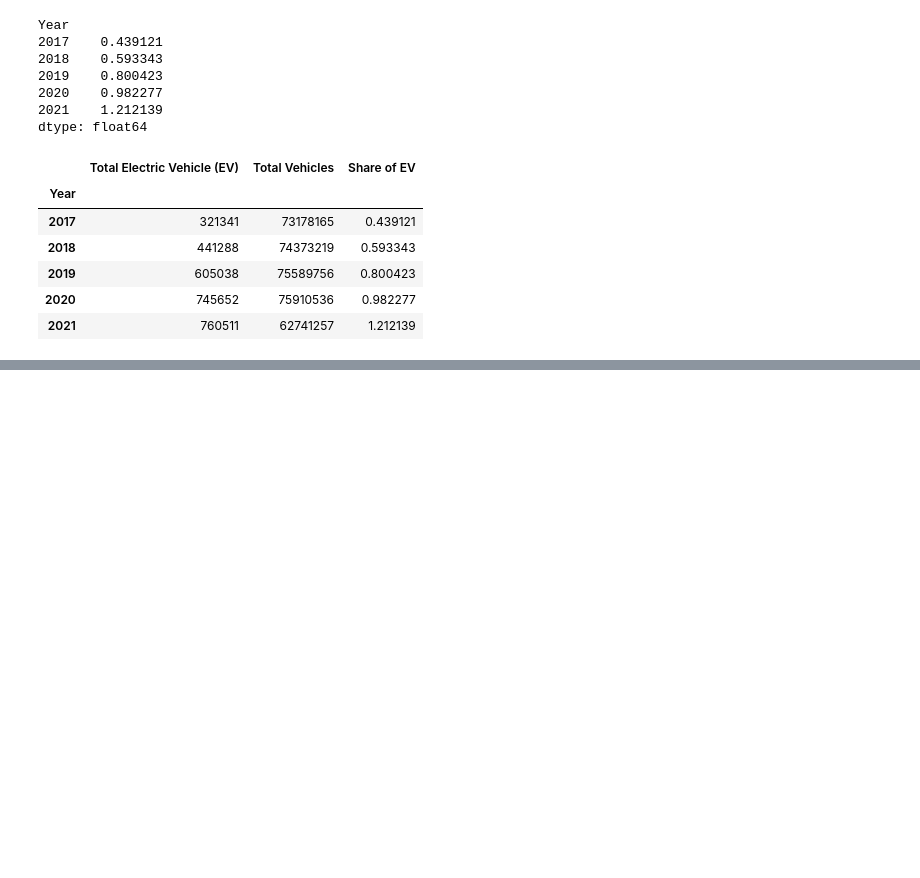
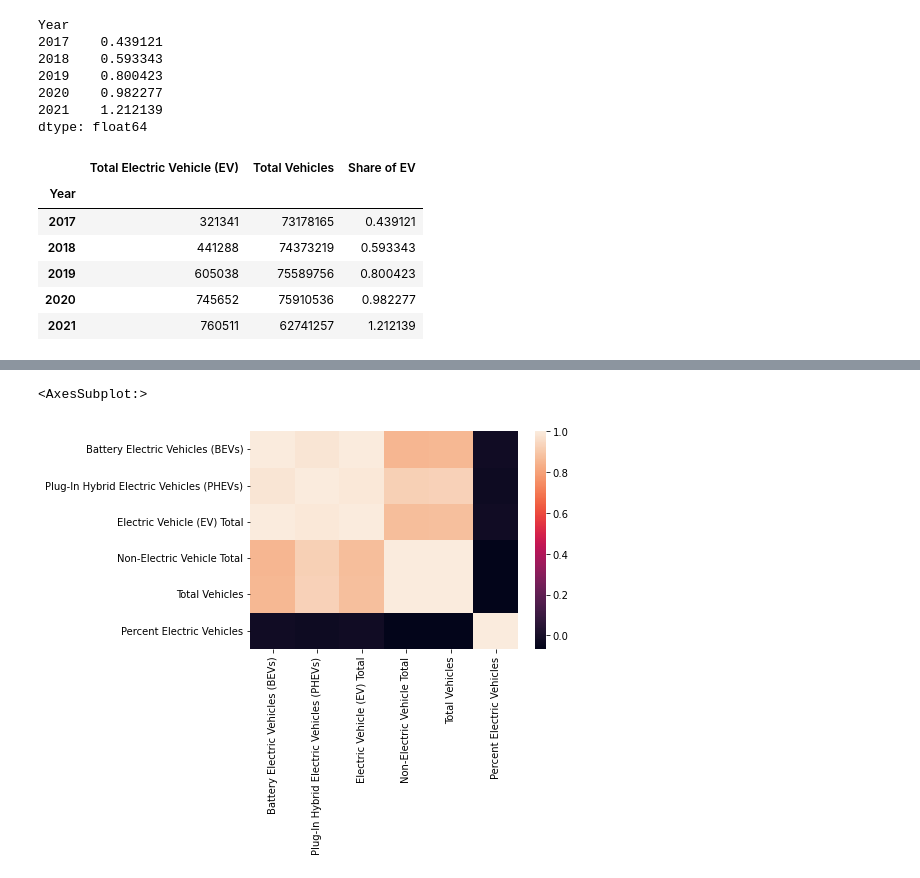
Before and after one commit to hayyyleywin/project-1, a Jupyter notebook: Hay/EV_adoption_overtime.ipynb, the cells around one changed output, grey strips where cells are left out. Drawn from its saved outputs; the diff is of its cells as text; code cells hidden in the pictures; blank space fills up the shorter version.

```diff
--- a/Hay/EV_adoption_overtime.ipynb
+++ b/Hay/EV_adoption_overtime.ipynb
@@ -128,0 +145,5 @@ yearly_data
+# %%
+sns.heatmap(clean_full_data.corr())
+# %% [output]
+<AxesSubplot:>
+[figure, added]
```
Also changed, not shown: parts of 4 cells of this notebook, 2 other files.
